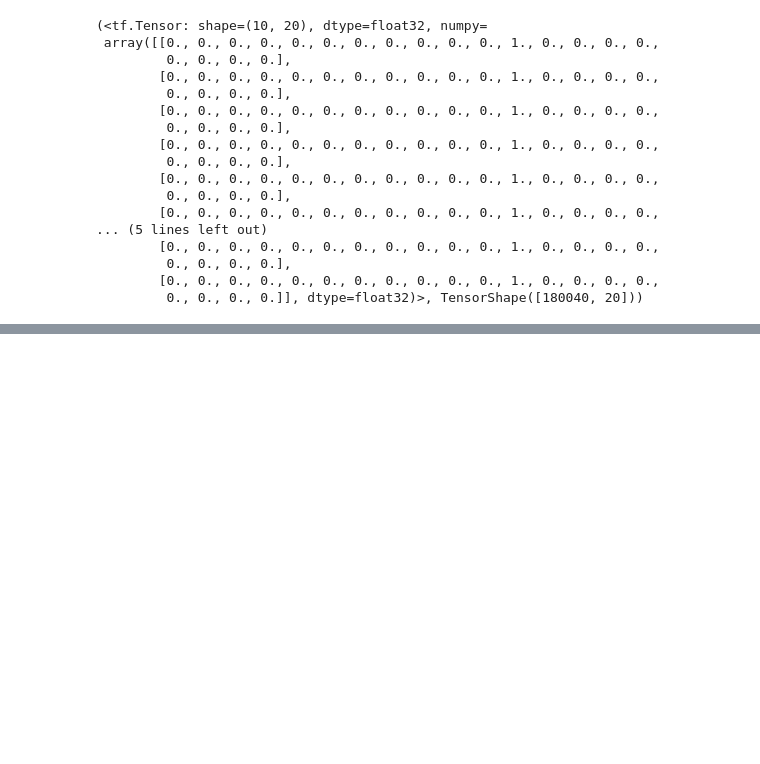
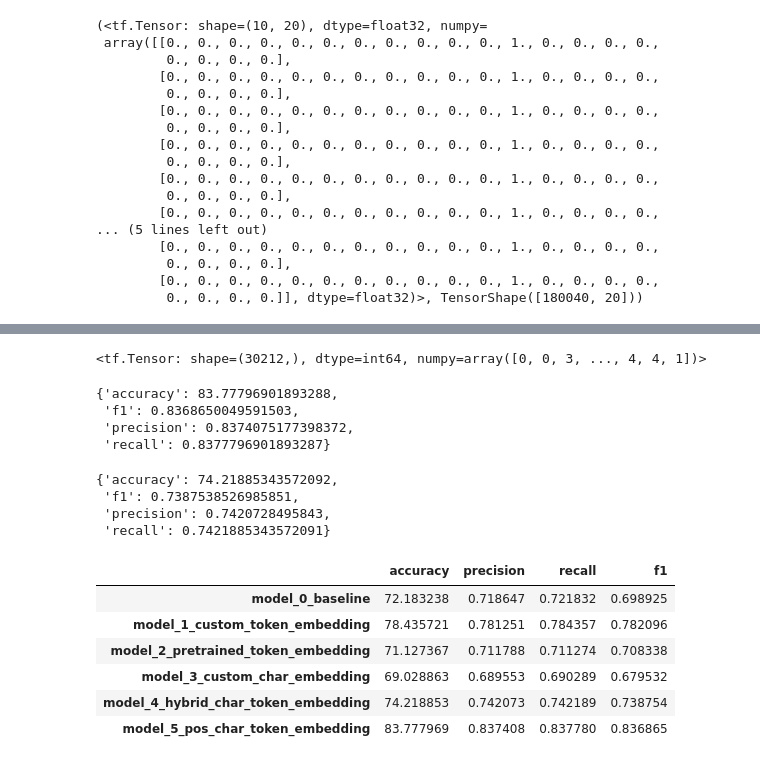
Before and after one commit to Kgs-Mathaba/NLP-sequential-sentence-classification-Project, a Jupyter notebook: SkimLit.ipynb, the cells around one changed output, grey strips where cells are left out. Drawn from its saved outputs; the diff is of its cells as text; code cells hidden in the pictures; blank space fills up the shorter version.

```diff
--- a/SkimLit.ipynb
+++ b/SkimLit.ipynb
@@ -1136,0 +1247,7 @@ train_total_lines_one_hot[:10], train_total_lines_one_hot.shape
+# %%
+# Fit the token, char and positional embedding model
+history_model_5 = model_5.fit(train_pos_char_token_dataset,
+                              steps_per_epoch=int(0.1 * len(train_pos_char_token_dataset)),
+                              epochs=3,
+                              validation_data=val_pos_char_token_dataset,
+                              validation_steps=int(0.1 * len(val_pos_char_token_dataset)))
@@ -1136,0 +1261,4 @@ train_total_lines_one_hot[:10], train_total_lines_one_hot.shape
+# %%
+# Make some predictions with the tribrid model
+model_5_pred_probs = model_5.predict(val_pos_char_token_dataset, verbose=1)
+model_5_pred_probs
@@ -1136,0 +1275,45 @@ train_total_lines_one_hot[:10], train_total_lines_one_hot.shape
+# %%
+# Convert pred probs to pred labels
+model_5_preds = tf.argmax(model_5_pred_probs, axis=1)
+model_5_preds
+# %% [output]
+<tf.Tensor: shape=(30212,), dtype=int64, numpy=array([0, 0, 3, ..., 4, 4, 1])>
+# %%
+# Calcaulate results of tribrid model
+model_5_results = calculate_results(y_true=val_labels_encoded,
+                                    y_pred=model_5_preds)
+
+model_5_results
+# %% [output]
+{'accuracy': 83.77796901893288,
+ 'f1': 0.8368650049591503,
+ 'precision': 0.8374075177398372,
+ 'recall': 0.8377796901893287}
+# %%
+model_4_results
+# %% [output]
+{'accuracy': 74.21885343572092,
+ 'f1': 0.7387538526985851,
+ 'precision': 0.7420728495843,
+ 'recall': 0.7421885343572091}
+# %%
+# Compare model results
+# Combine model results into dataframe
+
+all_model_results = pd.DataFrame({"model_0_baseline": baseline_results,
+                                  "model_1_custom_token_embedding": model_1_results,
+                                  "model_2_pretrained_token_embedding": model_2_results,
+                                  "model_3_custom_char_embedding": model_3_results,
+                                  "model_4_hybrid_char_token_embedding": model_4_results,
+                                  "model_5_pos_char_token_embedding": model_5_results})
+
+all_model_results = all_model_results.transpose()
+all_model_results
+# %% [output]
+|  | accuracy | precision | recall | f1 |
+| model_0_baseline | 72.183238 | 0.718647 | 0.721832 | 0.698925 |
+| model_1_custom_token_embedding | 78.435721 | 0.781251 | 0.784357 | 0.782096 |
+| model_2_pretrained_token_embedding | 71.127367 | 0.711788 | 0.711274 | 0.708338 |
+| model_3_custom_char_embedding | 69.028863 | 0.689553 | 0.690289 | 0.679532 |
+| model_4_hybrid_char_token_embedding | 74.218853 | 0.742073 | 0.742189 | 0.738754 |
+| model_5_pos_char_token_embedding | 83.777969 | 0.837408 | 0.837780 | 0.836865 |
```
Also changed, not shown: parts of 49 cells of this notebook.
